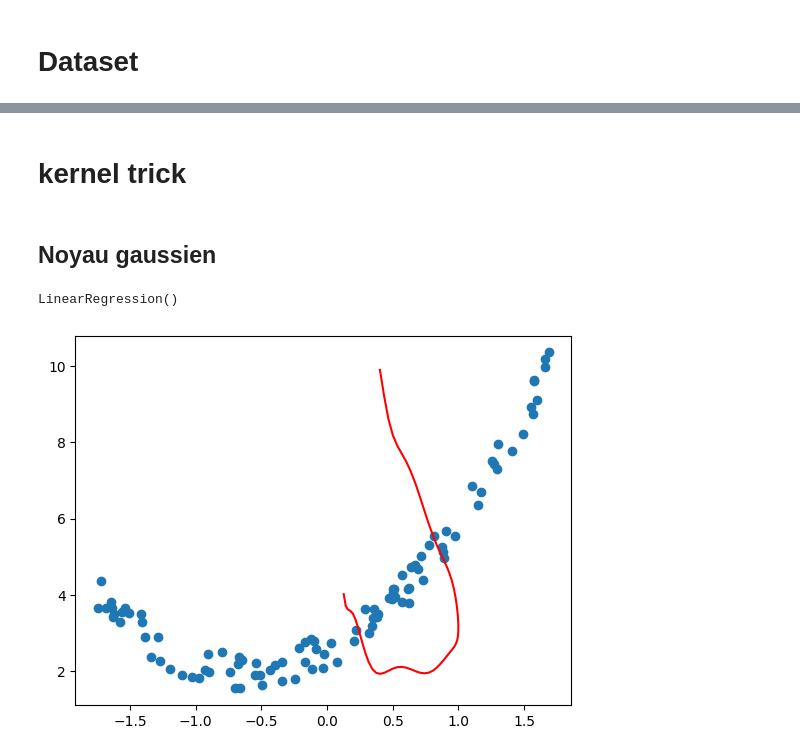
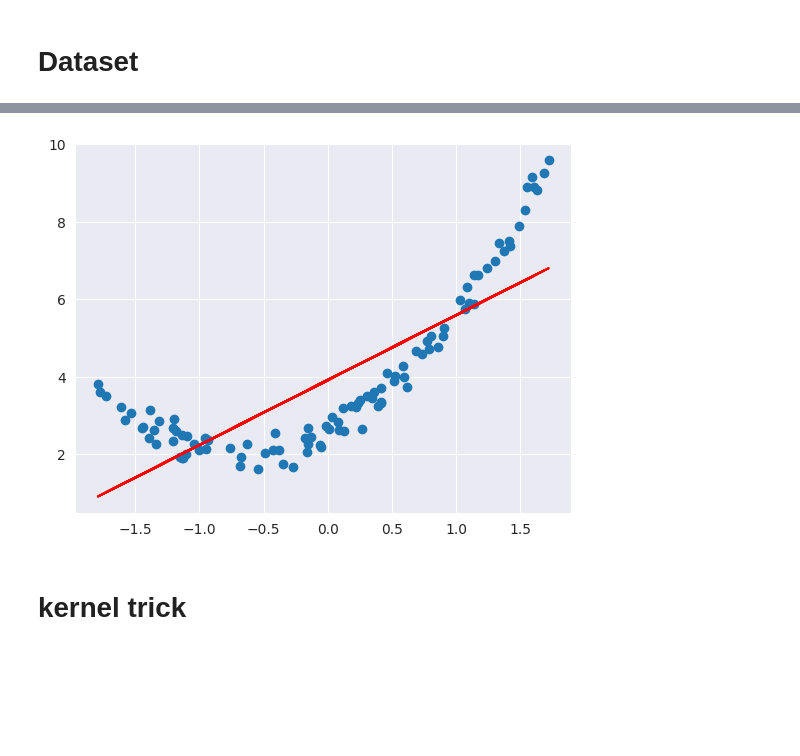
Before and after one commit to chanwinharold/ML_algorithms_from_scratch, a Jupyter notebook: kernel_trick_with_numpy.ipynb, the cells around one changed output, grey strips where cells are left out. Drawn from its saved outputs; the diff is of its cells as text; code cells hidden in the pictures; blank space fills up the shorter version.

Commit message:
regression logistique & kernel trick

```diff
--- a/kernel_trick_with_numpy.ipynb
+++ b/kernel_trick_with_numpy.ipynb
@@ -17,5 +75,3 @@ plt.show()
-# %% [markdown]
-# kernel trick
 # %%
 norm = StandardScaler()
 x = norm.fit_transform(x)
@@ -24 +78,14 @@ landmarks = x
+# %%
+linear_reg = LinearRegression(x)
+j_hist = linear_reg.fit(x, y)
+# %%
+y_pred = linear_reg.predict(x)
+# %%
+plt.scatter(x, y)
+plt.plot(x, y_pred, c='r')
+plt.show()
+# %% [output]
+[figure, added]
+# %% [markdown]
+# kernel trick
 # %%
@@ -33,2 +107,0 @@ def kernel_trick(x_, landmarks_):
-# %% [markdown]
-## Noyau gaussien
@@ -40,16 +107,0 @@ X = kernel_trick(x, landmarks)
-# %%
-linear_reg = LinearRegression()
-linear_reg.fit(X, y)
-# %% [output]
-LinearRegression()
-# %%
-new_x = np.array(np.arange(-3, 3, 0.1)).reshape(-1, 1)
-new_x = norm.transform(new_x)
-x_line = kernel_trick(new_x, landmarks)
-
-y_line = linear_reg.predict(x_line)
-plt.plot(x_line[:, 0], y_line[:, 0], color="red")
-plt.scatter(x, y)
-plt.show()
-# %% [output]
-[figure, removed]
```
Also changed, not shown: parts of 11 cells of this notebook, 1 other file.
